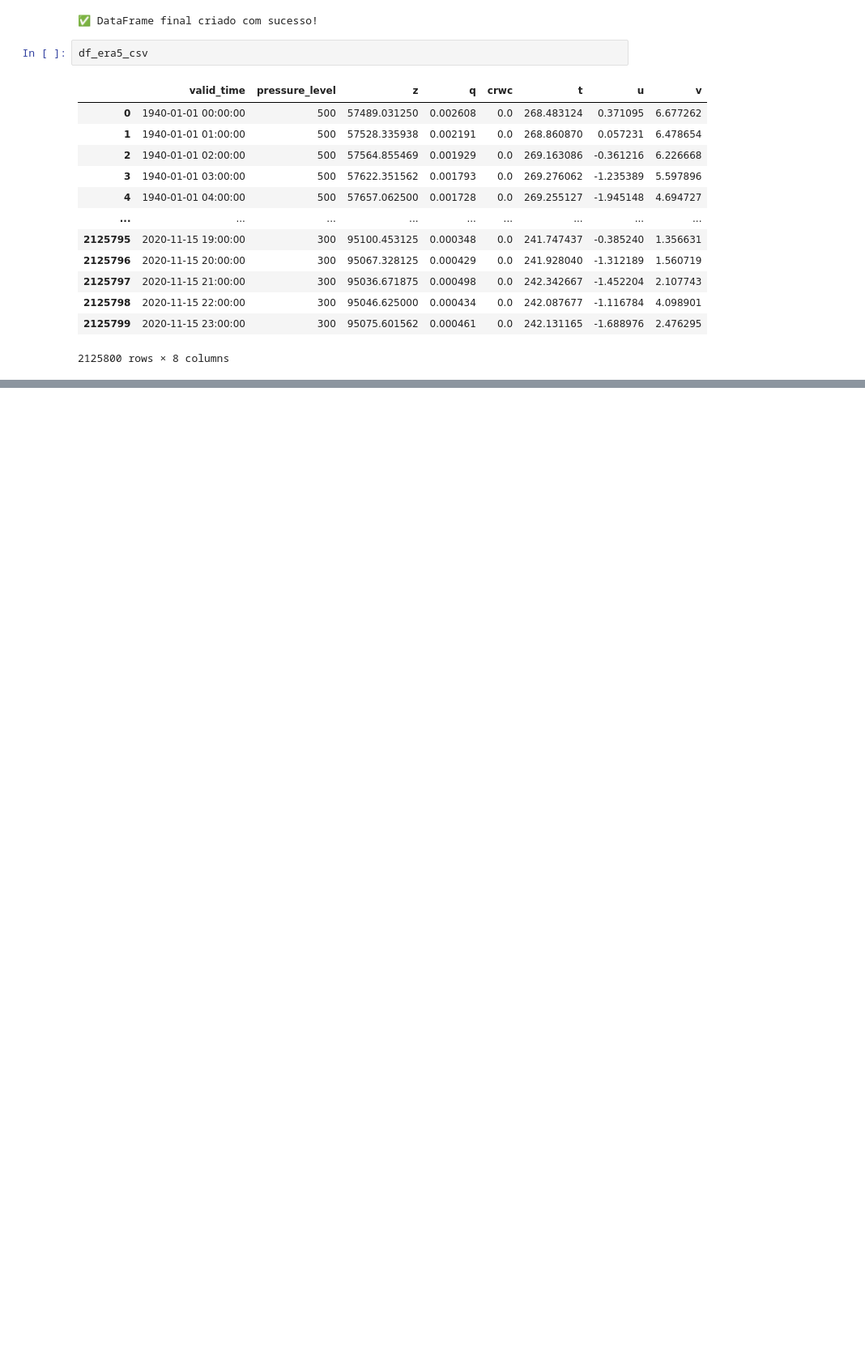
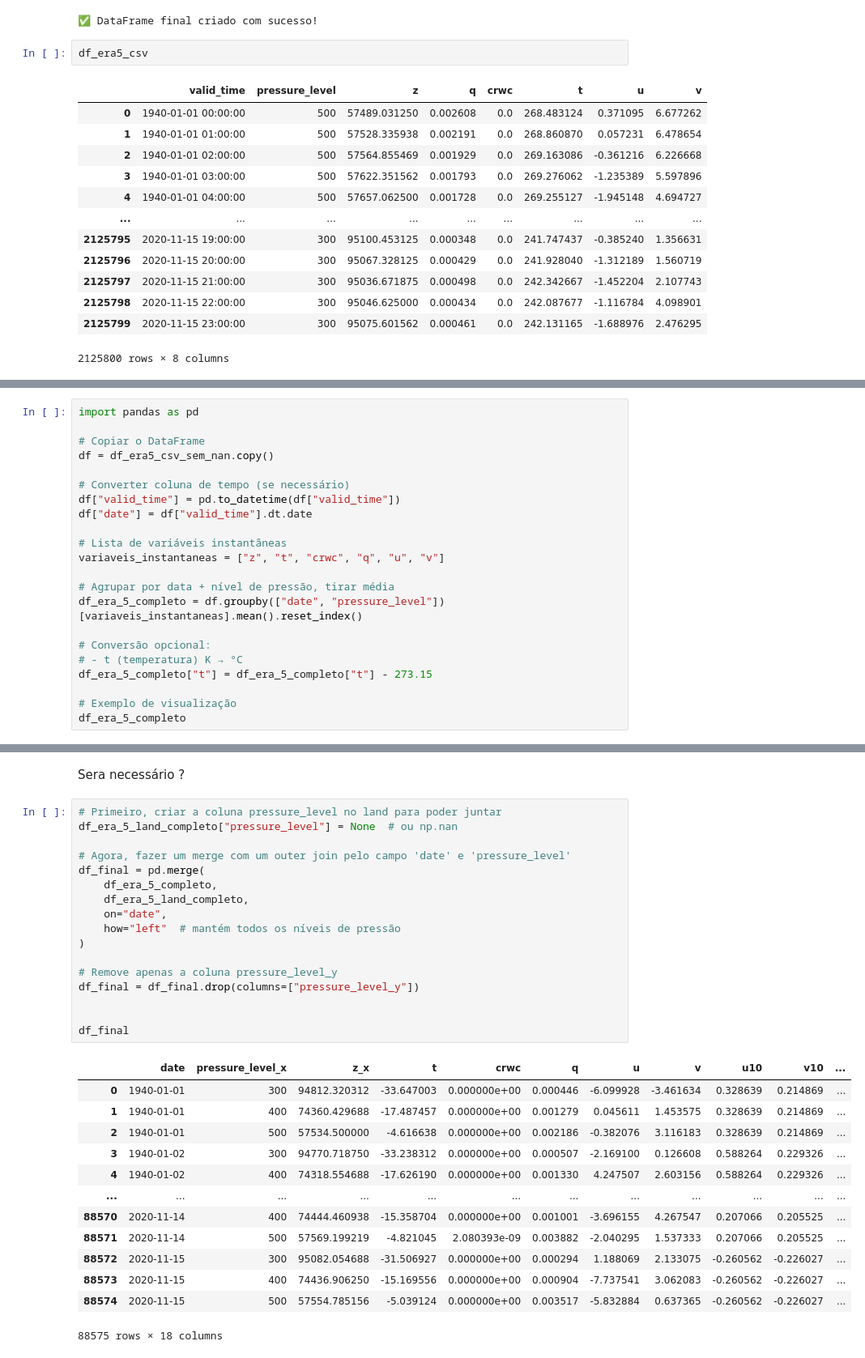
Before and after one commit to MatheusOliveira1999/LACRIO, a Jupyter notebook: Pre-processamento/interpolacao.ipynb, the cells around one changed output, grey strips where cells are left out. Shown at 81% size. Cells and saved outputs as stored; diff of their text form; blank space fills up the shorter version.

```diff
--- a/Pre-processamento/interpolacao.ipynb
+++ b/Pre-processamento/interpolacao.ipynb
@@ -177,0 +216,22 @@ ds_era5_land_csv
+# %%
+import pandas as pd
+
+# Copiar o DataFrame
+df = df_era5_csv_sem_nan.copy()
+
+# Converter coluna de tempo (se necessário)
+df["valid_time"] = pd.to_datetime(df["valid_time"])
+df["date"] = df["valid_time"].dt.date
+
+# Lista de variáveis instantâneas
+variaveis_instantaneas = ["z", "t", "crwc", "q", "u", "v"]
+
+# Agrupar por data + nível de pressão, tirar média
+df_era_5_completo = df.groupby(["date", "pressure_level"])[variaveis_instantaneas].mean().reset_index()
+
+# Conversão opcional:
+# - t (temperatura) K → °C
+df_era_5_completo["t"] = df_era_5_completo["t"] - 273.15
+
+# Exemplo de visualização
+df_era_5_completo
@@ -177,0 +252,33 @@ ds_era5_land_csv
+# %% [markdown]
+Sera necessário ?
+# %%
+# Primeiro, criar a coluna pressure_level no land para poder juntar
+df_era_5_land_completo["pressure_level"] = None  # ou np.nan
+
+# Agora, fazer um merge com um outer join pelo campo 'date' e 'pressure_level'
+df_final = pd.merge(
+    df_era_5_completo,
+    df_era_5_land_completo,
+    on="date",
+    how="left"  # mantém todos os níveis de pressão
+)
+
+# Remove apenas a coluna pressure_level_y
+df_final = df_final.drop(columns=["pressure_level_y"])
+
+
+df_final
+# %% [output]
+|  | date | pressure_level_x | z_x | t | crwc | q | u | v | u10 | v10 | ... |
+| 0 | 1940-01-01 | 300 | 94812.320312 | -33.647003 | 0.000000e+00 | 0.000446 | -6.099928 | -3.461634 | 0.328639 | 0.214869 | ... |
+| 1 | 1940-01-01 | 400 | 74360.429688 | -17.487457 | 0.000000e+00 | 0.001279 | 0.045611 | 1.453575 | 0.328639 | 0.214869 | ... |
+| 2 | 1940-01-01 | 500 | 57534.500000 | -4.616638 | 0.000000e+00 | 0.002186 | -0.382076 | 3.116183 | 0.328639 | 0.214869 | ... |
+| 3 | 1940-01-02 | 300 | 94770.718750 | -33.238312 | 0.000000e+00 | 0.000507 | -2.169100 | 0.126608 | 0.588264 | 0.229326 | ... |
+| 4 | 1940-01-02 | 400 | 74318.554688 | -17.626190 | 0.000000e+00 | 0.001330 | 4.247507 | 2.603156 | 0.588264 | 0.229326 | ... |
+| ... | ... | ... | ... | ... | ... | ... | ... | ... | ... | ... | ... |
+| 88570 | 2020-11-14 | 400 | 74444.460938 | -15.358704 | 0.000000e+00 | 0.001001 | -3.696155 | 4.267547 | 0.207066 | 0.205525 | ... |
+| 88571 | 2020-11-14 | 500 | 57569.199219 | -4.821045 | 2.080393e-09 | 0.003882 | -2.040295 | 1.537333 | 0.207066 | 0.205525 | ... |
+| 88572 | 2020-11-15 | 300 | 95082.054688 | -31.506927 | 0.000000e+00 | 0.000294 | 1.188069 | 2.133075 | -0.260562 | -0.226027 | ... |
+| 88573 | 2020-11-15 | 400 | 74436.906250 | -15.169556 | 0.000000e+00 | 0.000904 | -7.737541 | 3.062083 | -0.260562 | -0.226027 | ... |
+| 88574 | 2020-11-15 | 500 | 57554.785156 | -5.039124 | 0.000000e+00 | 0.003517 | -5.832884 | 0.637365 | -0.260562 | -0.226027 | ... |
+88575 rows × 18 columns
```
Also changed, not shown: parts of 6 cells of this notebook.
